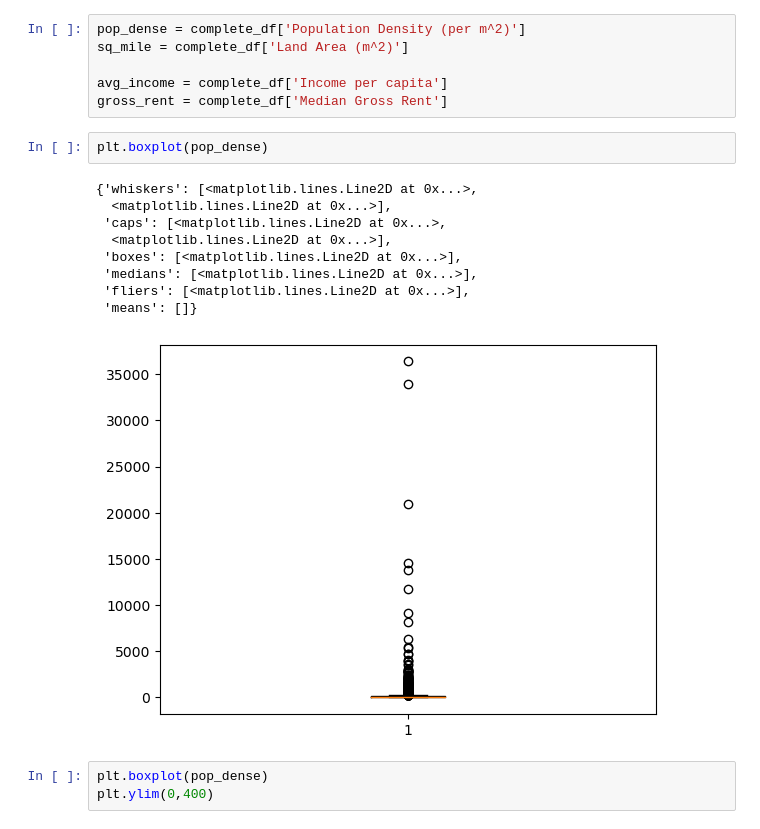
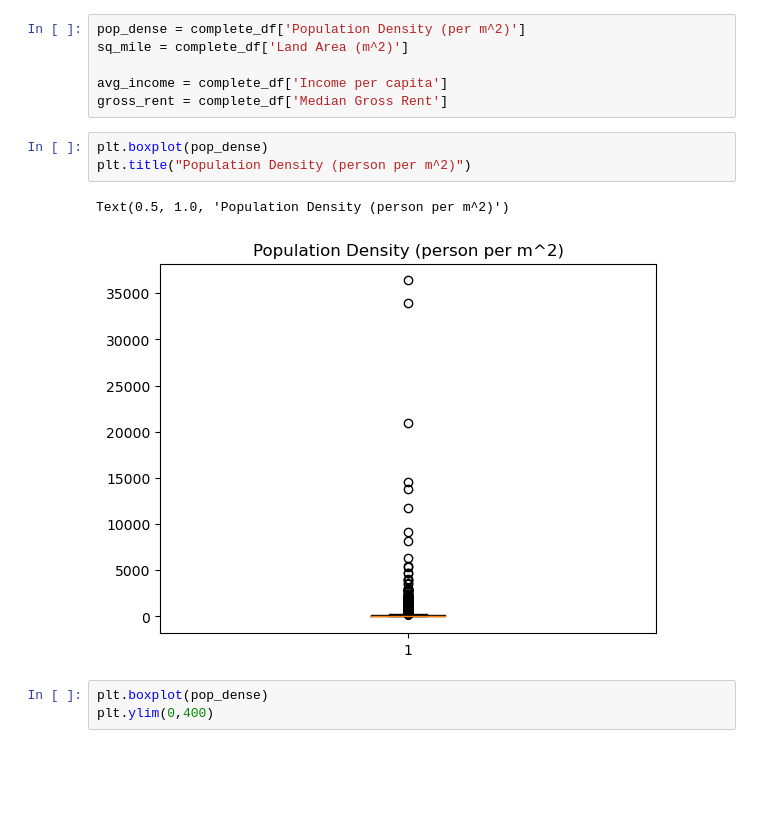
Before and after one commit to Morgen-Henry/Project-1, a Jupyter notebook: eco_health.ipynb, the cells around one changed output. Saved outputs shown, nothing was run; the diff lists cells and outputs as text; blank space fills up the shorter version.

```diff
--- a/eco_health.ipynb
+++ b/eco_health.ipynb
@@ -33,18 +33,12 @@ sq_mile = complete_df['Land Area (m^2)']
 
 avg_income = complete_df['Income per capita']
 gross_rent = complete_df['Median Gross Rent']
-# %%
-plt.boxplot(pop_dense)
-# %% [output]
-{'whiskers': [<matplotlib.lines.Line2D at 0x...>,
-  <matplotlib.lines.Line2D at 0x...>],
- 'caps': [<matplotlib.lines.Line2D at 0x...>,
-  <matplotlib.lines.Line2D at 0x...>],
- 'boxes': [<matplotlib.lines.Line2D at 0x...>],
- 'medians': [<matplotlib.lines.Line2D at 0x...>],
- 'fliers': [<matplotlib.lines.Line2D at 0x...>],
- 'means': []}
-[figure, removed]
+# %%
+plt.boxplot(pop_dense)
+plt.title("Population Density (person per m^2)")
+# %% [output]
+Text(0.5, 1.0, 'Population Density (person per m^2)')
+[figure, added]
 # %%
 plt.boxplot(pop_dense)
 plt.ylim(0,400)
```
Also changed, not shown: parts of 9 cells of this notebook, 1 other file.
